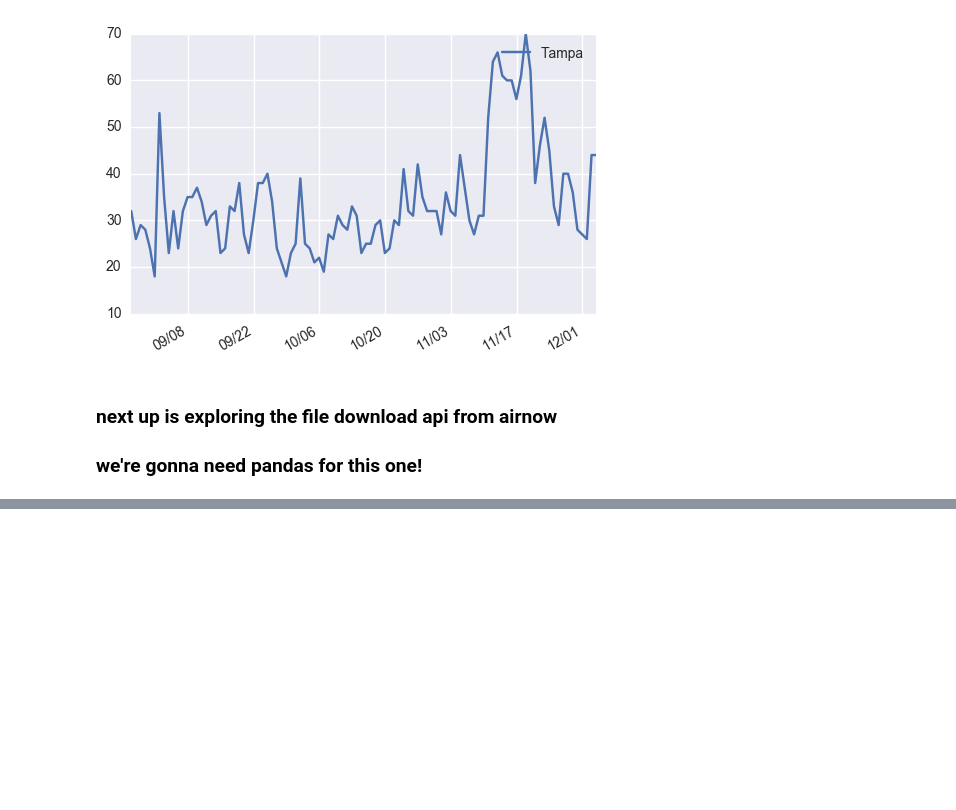
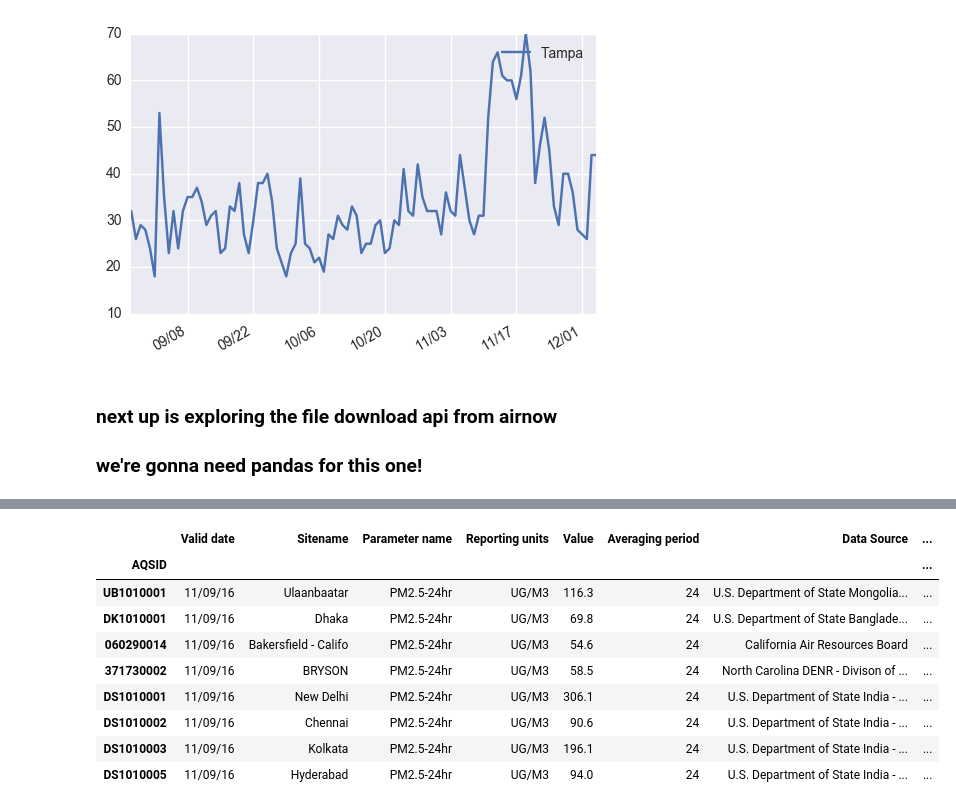
Before and after one commit to alexshepard/notebooks, a Jupyter notebook: PM25.ipynb, the cells around one changed output, grey strips where cells are left out. Drawn from its saved outputs; the diff is of its cells as text; code cells hidden in the pictures; blank space fills up the shorter version.

```diff
--- a/PM25.ipynb
+++ b/PM25.ipynb
@@ -271,0 +328,13 @@ ohio
+# %%
+joined[joined.Value > 51]
+# %% [output]
+|  | Valid date | Sitename | Parameter name | Reporting units | Value | Averaging period | Data Source | ... |
+| AQSID |  |  |  |  |  |  |  | ... |
+| UB1010001 | 11/09/16 | Ulaanbaatar | PM2.5-24hr | UG/M3 | 116.3 | 24 | U.S. Department of State Mongolia... | ... |
+| DK1010001 | 11/09/16 | Dhaka | PM2.5-24hr | UG/M3 | 69.8 | 24 | U.S. Department of State Banglade... | ... |
+| 060290014 | 11/09/16 | Bakersfield - Califo | PM2.5-24hr | UG/M3 | 54.6 | 24 | California Air Resources Board | ... |
+| 371730002 | 11/09/16 | BRYSON | PM2.5-24hr | UG/M3 | 58.5 | 24 | North Carolina DENR - Divison of ... | ... |
+| DS1010001 | 11/09/16 | New Delhi | PM2.5-24hr | UG/M3 | 306.1 | 24 | U.S. Department of State India - ... | ... |
+| DS1010002 | 11/09/16 | Chennai | PM2.5-24hr | UG/M3 | 90.6 | 24 | U.S. Department of State India - ... | ... |
+| DS1010003 | 11/09/16 | Kolkata | PM2.5-24hr | UG/M3 | 196.1 | 24 | U.S. Department of State India - ... | ... |
+| DS1010005 | 11/09/16 | Hyderabad | PM2.5-24hr | UG/M3 | 94.0 | 24 | U.S. Department of State India - ... | ... |
```
Also changed, not shown: parts of 11 cells of this notebook.
